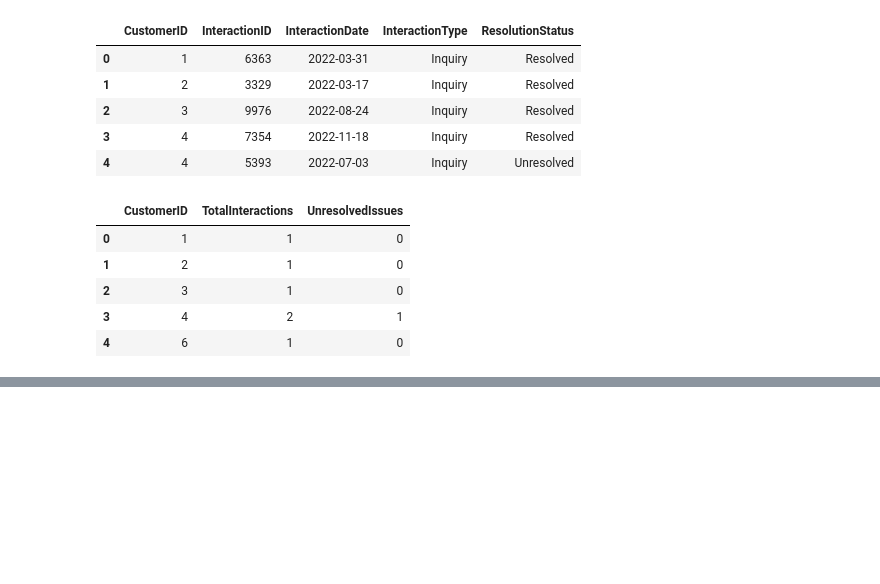
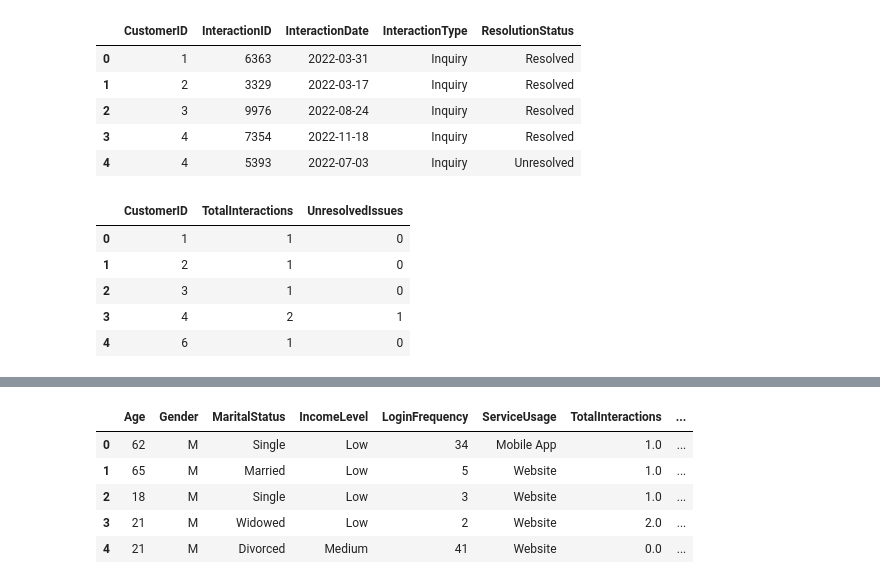
Before and after one commit to RrePitso/customer_retention_predictive_analytics, a Jupyter notebook: Customer_Retention_Predictive_Analysis.ipynb, the cells around one changed output, grey strips where cells are left out. Saved outputs shown, nothing was run; the diff lists cells and outputs as text; code cells hidden in the pictures; blank space fills up the shorter version.

```diff
--- a/Customer_Retention_Predictive_Analysis.ipynb
+++ b/Customer_Retention_Predictive_Analysis.ipynb
@@ -53,0 +84,12 @@ df.info()
+# %%
+X = df.drop(columns=['ChurnStatus'])
+y = df['ChurnStatus']
+
+X.head()
+# %% [output]
+|  | Age | Gender | MaritalStatus | IncomeLevel | LoginFrequency | ServiceUsage | TotalInteractions | ... |
+| 0 | 62 | M | Single | Low | 34 | Mobile App | 1.0 | ... |
+| 1 | 65 | M | Married | Low | 5 | Website | 1.0 | ... |
+| 2 | 18 | M | Single | Low | 3 | Website | 1.0 | ... |
+| 3 | 21 | M | Widowed | Low | 2 | Website | 2.0 | ... |
+| 4 | 21 | M | Divorced | Medium | 41 | Website | 0.0 | ... |
```
Also changed, not shown: parts of 28 cells of this notebook.
